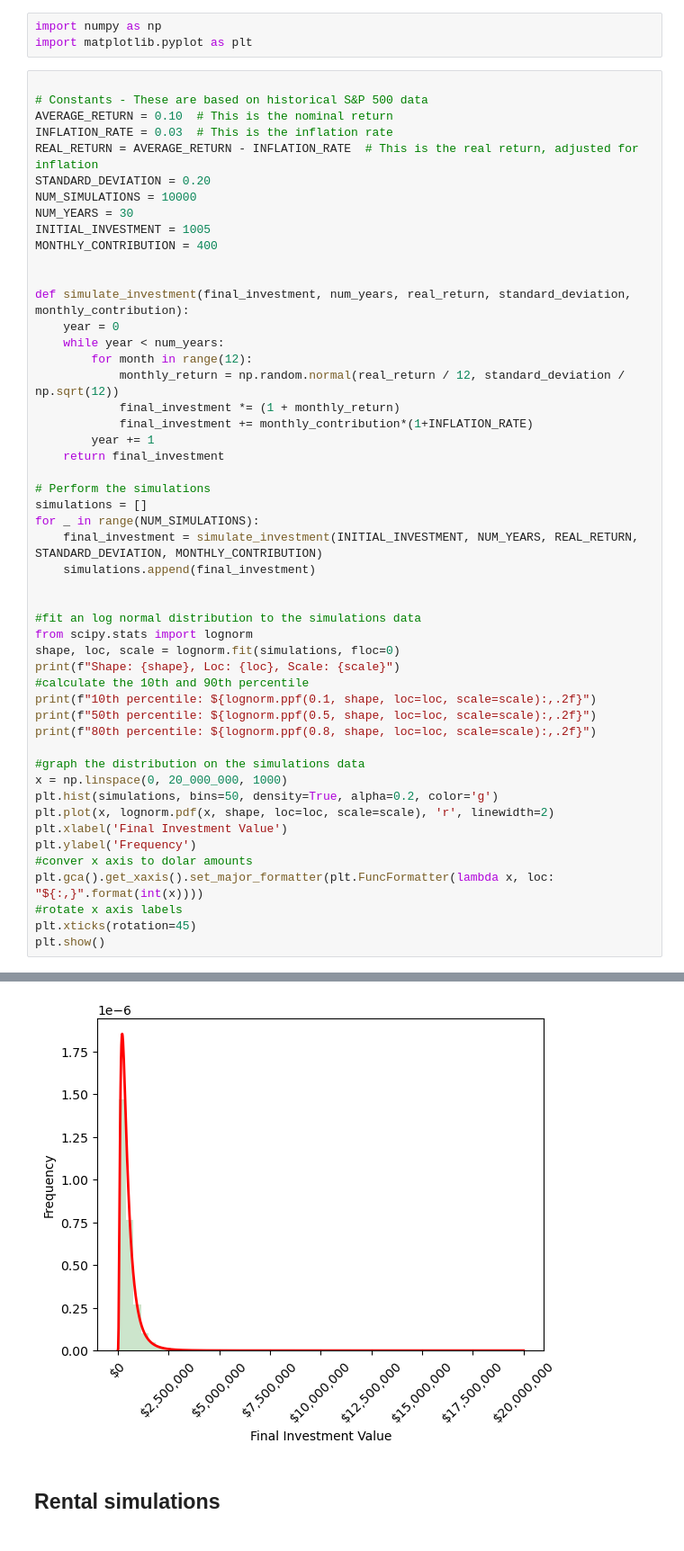
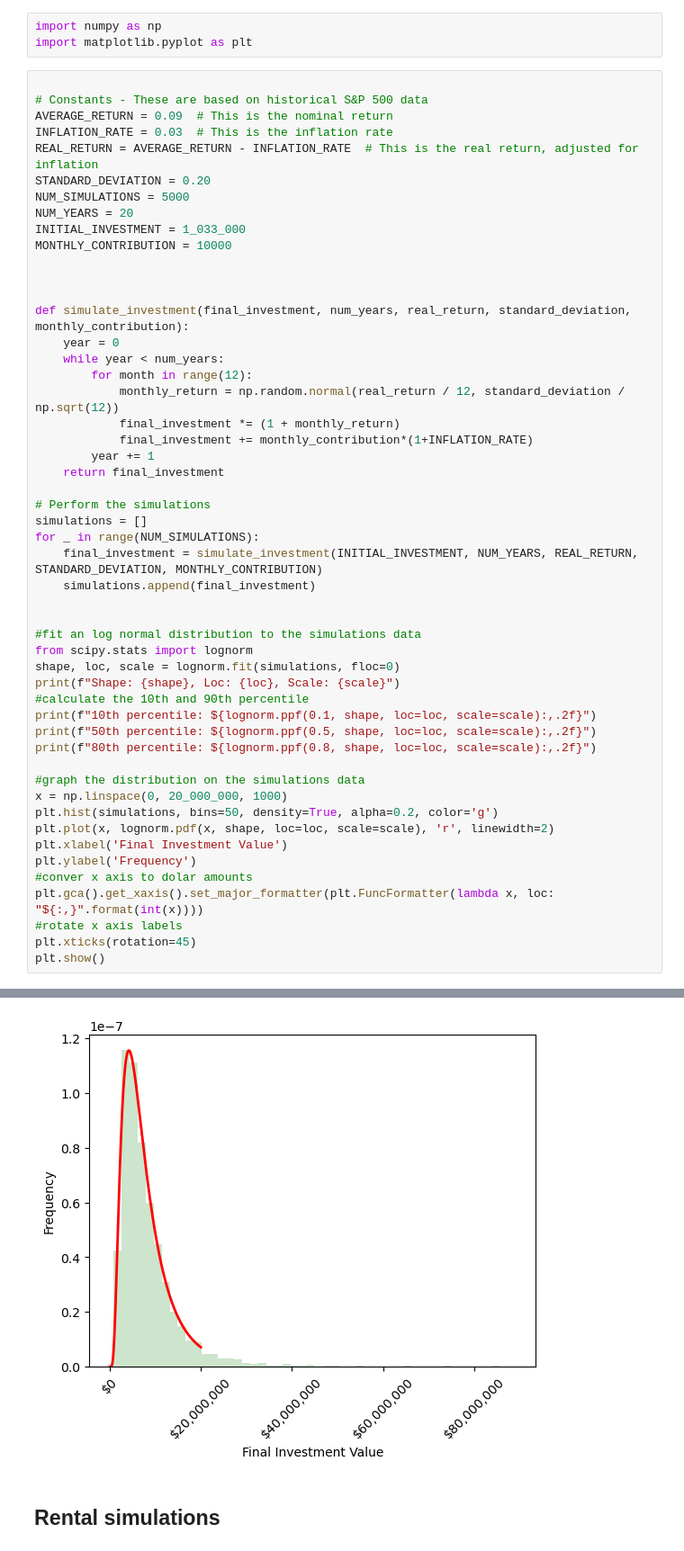
Before and after one commit to NguyenVu06/personal-finance, a Jupyter notebook: projection_notebook.ipynb, the cells around one changed output, grey strips where cells are left out. Shown: that part at 90% size. Drawn from its saved outputs; the diff is of its cells as text.

```diff
--- a/projection_notebook.ipynb
+++ b/projection_notebook.ipynb
@@ -4,14 +4,15 @@ import matplotlib.pyplot as plt
 # %%
 
 # Constants - These are based on historical S&P 500 data
-AVERAGE_RETURN = 0.10  # This is the nominal return
+AVERAGE_RETURN = 0.09  # This is the nominal return
 INFLATION_RATE = 0.03  # This is the inflation rate
 REAL_RETURN = AVERAGE_RETURN - INFLATION_RATE  # This is the real return, adjusted for inflation
 STANDARD_DEVIATION = 0.20
-NUM_SIMULATIONS = 10000
-NUM_YEARS = 30
-INITIAL_INVESTMENT = 1005
-MONTHLY_CONTRIBUTION = 400
+NUM_SIMULATIONS = 5000
+NUM_YEARS = 20
+INITIAL_INVESTMENT = 1_033_000
+MONTHLY_CONTRIBUTION = 10000
+
 
 
 def simulate_investment(final_investment, num_years, real_return, standard_deviation, monthly_contribution):
@@ -59,4 +60,4 @@ Shape: 0.7420869036929072, Loc: 0.0, Scale: 381992.11329575954
-[figure, old version]
+[figure, new version]
 # %% [markdown]
 ## Rental simulations
 # %%
```
Also changed, not shown: parts of 1 cell of this notebook, 2 other files.
